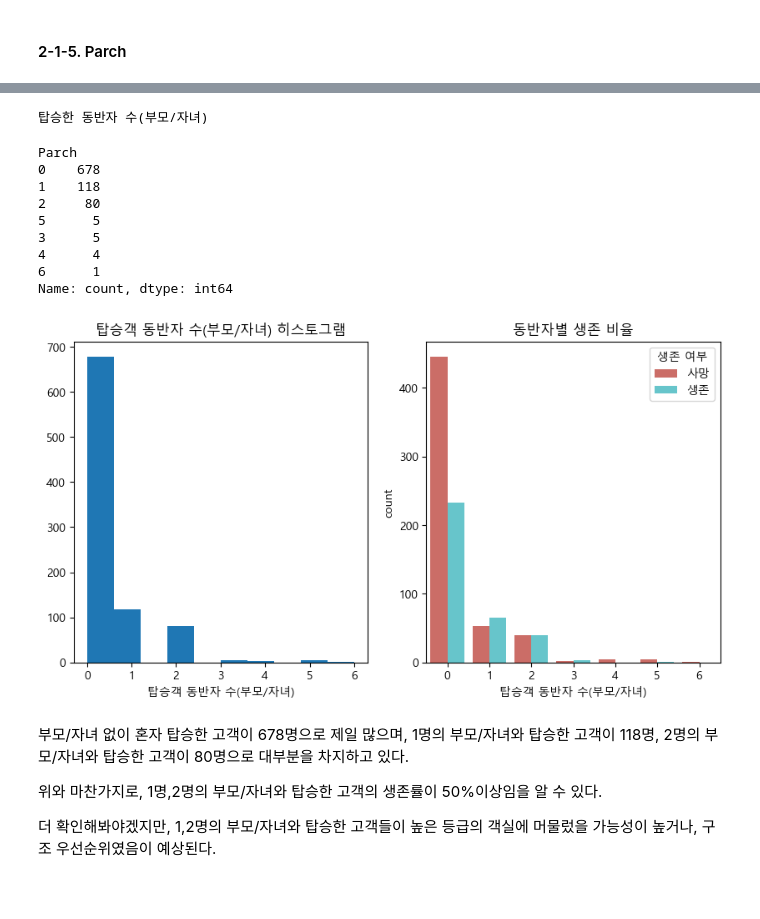
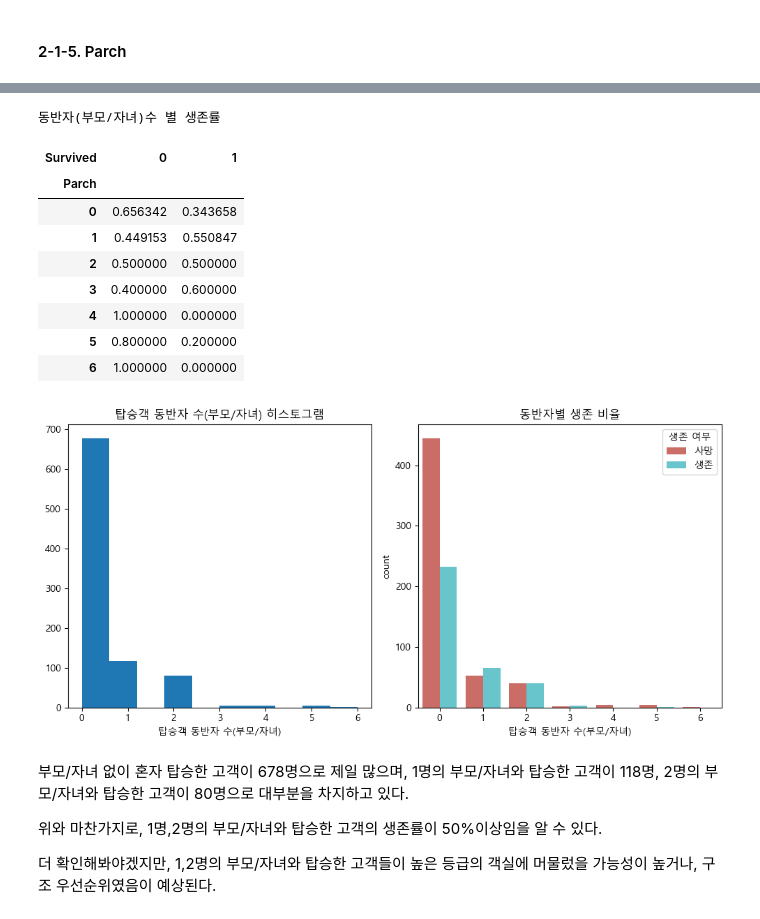
Before and after one commit to jungbin927/Titanic_project, a Jupyter notebook: Titanic_project_2020100381_JB.ipynb, the cells around one changed output, grey strips where cells are left out. Saved outputs shown, nothing was run; the diff lists cells and outputs as text; code cells hidden in the pictures; blank space fills up the shorter version.

```diff
--- a/Titanic_project_2020100381_JB.ipynb
+++ b/Titanic_project_2020100381_JB.ipynb
@@ -323,30 +361,36 @@ Name: count, dtype: int64
+# %%
+survival_by_Parch = pd.crosstab( df['Parch'],df['Survived'], normalize='index').style.background_gradient(cmap='viridis', axis=None)
+
+print("동반자(부모/자녀)수 별 생존률")
+survival_by_Parch
+# %% [output]
+동반자(부모/자녀)수 별 생존률
+| Survived | 0 | 1 |
+| Parch |  |  |
+| 0 | 0.656342 | 0.343658 |
+| 1 | 0.449153 | 0.550847 |
+| 2 | 0.500000 | 0.500000 |
+| 3 | 0.400000 | 0.600000 |
+| 4 | 1.000000 | 0.000000 |
+| 5 | 0.800000 | 0.200000 |
+| 6 | 1.000000 | 0.000000 |
 # %%
 f,ax=plt.subplots(1,2,figsize=(10,5))
 ax[0].hist(df['Parch'])
 ax[0].set_title('탑승객 동반자 수(부모/자녀) 히스토그램')
 ax[0].set_xlabel('탑승객 동반자 수(부모/자녀)')
 
 sns.countplot(data=df, x="Parch", palette='hls', hue='Survived',ax=ax[1])
 ax[1].set_title('동반자별 생존 비율')
 ax[1].set_xlabel('탑승객 동반자 수(부모/자녀)')
 new_labels = ['사망', '생존']
 handles, _ = ax[1].get_legend_handles_labels()
 ax[1].legend(handles, new_labels, title='생존 여부')
 
-print("탑승한 동반자 수(부모/자녀)")
-df['Parch'].value_counts()
+plt.tight_layout()
+plt.show()
 # %% [output]
-탑승한 동반자 수(부모/자녀)
-Parch
-0    678
-1    118
-2     80
-5      5
-3      5
-4      4
-6      1
-Name: count, dtype: int64
-[figure, old version]
+[figure, new version]
 # %% [markdown]
 부모/자녀 없이 혼자 탑승한 고객이 678명으로 제일 많으며, 1명의 부모/자녀와 탑승한 고객이 118명, 2명의 부모/자녀와 탑승한 고객이 80명으로 대부분을 차지하고 있다.
 
```
Also changed, not shown: parts of 59 cells of this notebook, 1 other file.
